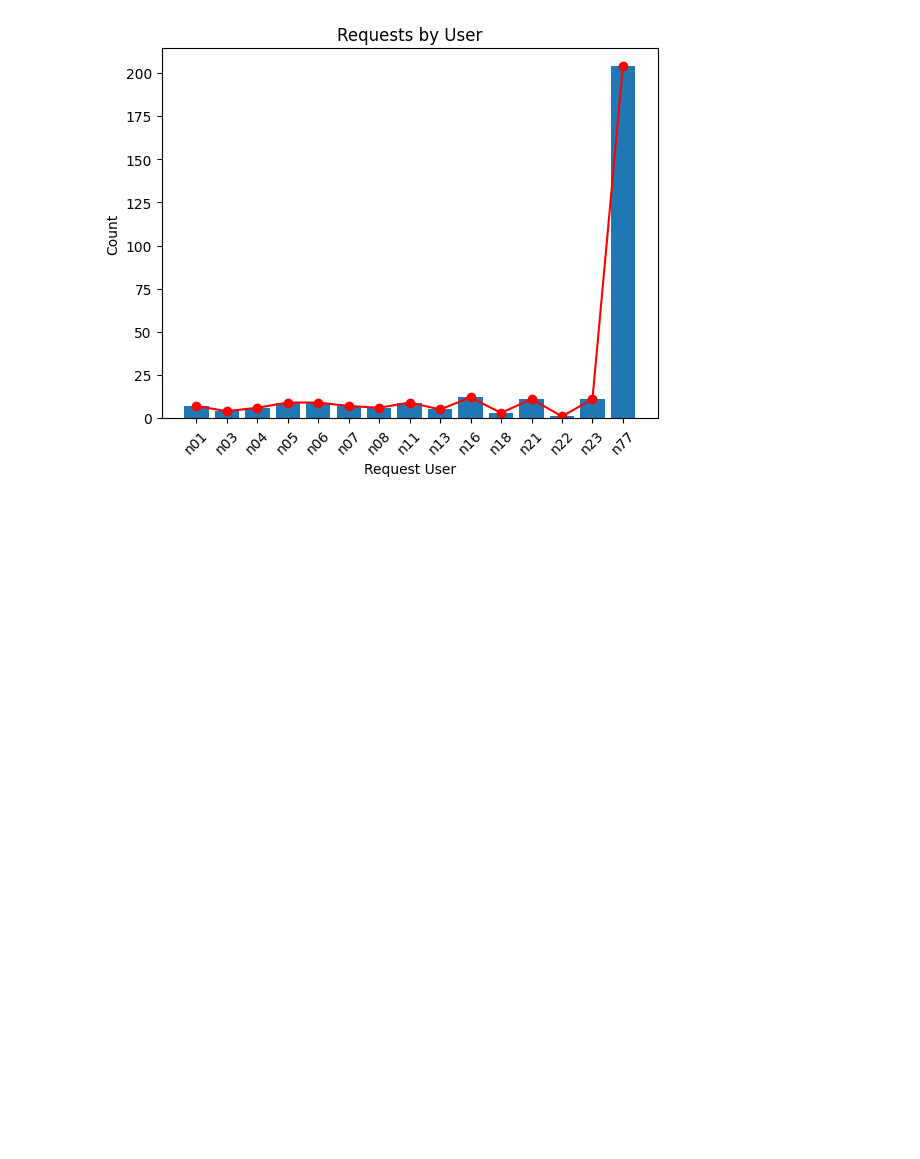
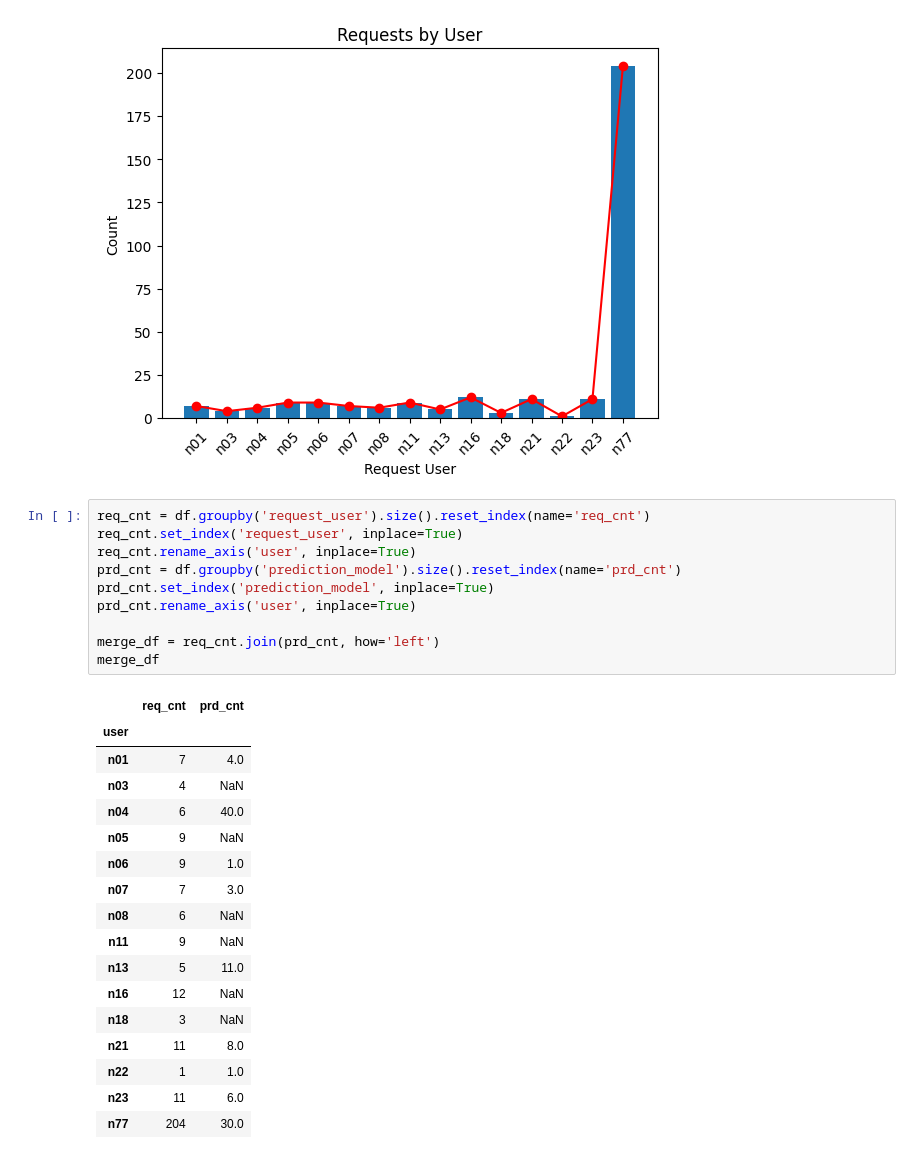
Before and after one commit to j25ng/stdash, a Jupyter notebook: note/CNN.ipynb, the cells around one changed output. Drawn from its saved outputs; the diff is of its cells as text; blank space fills up the shorter version.

```diff
--- a/note/CNN.ipynb
+++ b/note/CNN.ipynb
@@ -57,4 +57,32 @@ plt.xticks(rotation = 45)
 plt.show()
 # %% [output]
 [figure]
+# %%
+req_cnt = df.groupby('request_user').size().reset_index(name='req_cnt')
+req_cnt.set_index('request_user', inplace=True)
+req_cnt.rename_axis('user', inplace=True)
+prd_cnt = df.groupby('prediction_model').size().reset_index(name='prd_cnt')
+prd_cnt.set_index('prediction_model', inplace=True)
+prd_cnt.rename_axis('user', inplace=True)
+
+merge_df = req_cnt.join(prd_cnt, how='left')
+merge_df
+# %% [output]
+|  | req_cnt | prd_cnt |
+| user |  |  |
+| n01 | 7 | 4.0 |
+| n03 | 4 | NaN |
+| n04 | 6 | 40.0 |
+| n05 | 9 | NaN |
+| n06 | 9 | 1.0 |
+| n07 | 7 | 3.0 |
+| n08 | 6 | NaN |
+| n11 | 9 | NaN |
+| n13 | 5 | 11.0 |
+| n16 | 12 | NaN |
+| n18 | 3 | NaN |
+| n21 | 11 | 8.0 |
+| n22 | 1 | 1.0 |
+| n23 | 11 | 6.0 |
+| n77 | 204 | 30.0 |
 # %%
```
Also changed, not shown: parts of 5 cells of this notebook, 4 other files.
